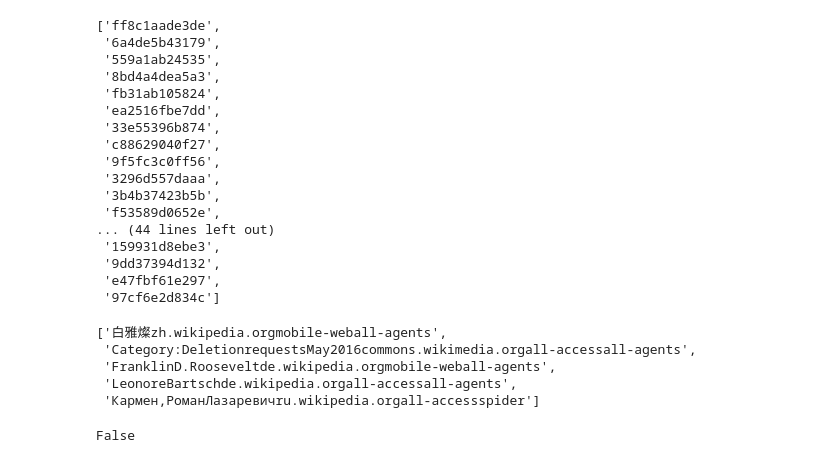
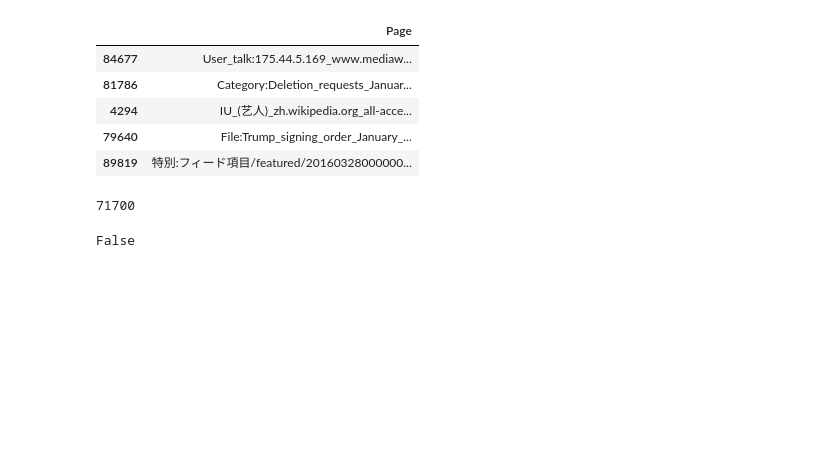
Before and after one commit to DBCerigo/kaggle-wiki, a Jupyter notebook: hooker/MedianSub.ipynb, the cells around one changed output. Cells and saved outputs as stored; diff of their text form; code cells hidden in the pictures; blank space fills up the shorter version.

```diff
--- a/hooker/MedianSub.ipynb
+++ b/hooker/MedianSub.ipynb
@@ -12,4 +12,25 @@ import csv
 
 from collections import defaultdict
 %matplotlib inline
+# %%
+df = pd.read_feather('/Users/alexhooker/Downloads/nan_pagesdf.f')
+full_df = pd.read_csv('/Users/alexhooker/projects/kaggle/wikits/data/train_1.csv')
+# %%
+df['page_index'] = df['page_index'].astype(int)
+df = full_df.loc[df['page_index'].values]
+dates = [c for c in df.columns if c != 'Page']
+df.drop(dates, axis=1, inplace=True)
+# df['Page'] = full_df.loc[df['page_index'].values, 'Page']
+df.head(5)
+# %% [output]
+|  | Page |
+| 84677 | User_talk:175.44.5.169_www.mediaw... |
+| 81786 | Category:Deletion_requests_Januar... |
+| 4294 | IU_(艺人)_zh.wikipedia.org_all-acce... |
+| 79640 | File:Trump_signing_order_January_... |
+| 89819 | 特別:フィード項目/featured/20160328000000... |
+# %%
+len(df)*60
+# %% [output]
+71700
 # %%
@@ -29,33 +47,3 @@ dates = [c for c in train.columns if c !='Page']
-# %%
-key_dict['2NE1_zh.wikipedia.org_all-access_spider']
-# %% [output]
-['ff8c1aade3de',
- '6a4de5b43179',
- '559a1ab24535',
- '8bd4a4dea5a3',
- 'fb31ab105824',
- 'ea2516fbe7dd',
- '33e55396b874',
- 'c88629040f27',
- '9f5fc3c0ff56',
- '3296d557daaa',
- '3b4b37423b5b',
- 'f53589d0652e',
-... (44 lines left out)
- '159931d8ebe3',
- '9dd37394d132',
- 'e47fbf61e297',
- '97cf6e2d834c']
-# %%
-import itertools
-vs = list(itertools.islice(key_dict.keys(),5))
-vs
-# %% [output]
-['白雅燦zh.wikipedia.orgmobile-weball-agents',
- 'Category:DeletionrequestsMay2016commons.wikimedia.orgall-accessall-agents',
- 'FranklinD.Rooseveltde.wikipedia.orgmobile-weball-agents',
- 'LeonoreBartschde.wikipedia.orgall-accessall-agents',
- 'Кармен,РоманЛазаревичru.wikipedia.orgall-accessspider']
 # %%
 train['median_pred'] = np.nan_to_num(np.round(np.nanmedian(train.drop('Page', axis=1).values[:, -49:], axis=1)).reshape(-1,1))
 train['median_pred'].isnull().any()
```
Also changed, not shown: parts of 12 cells of this notebook, 5 other files.
